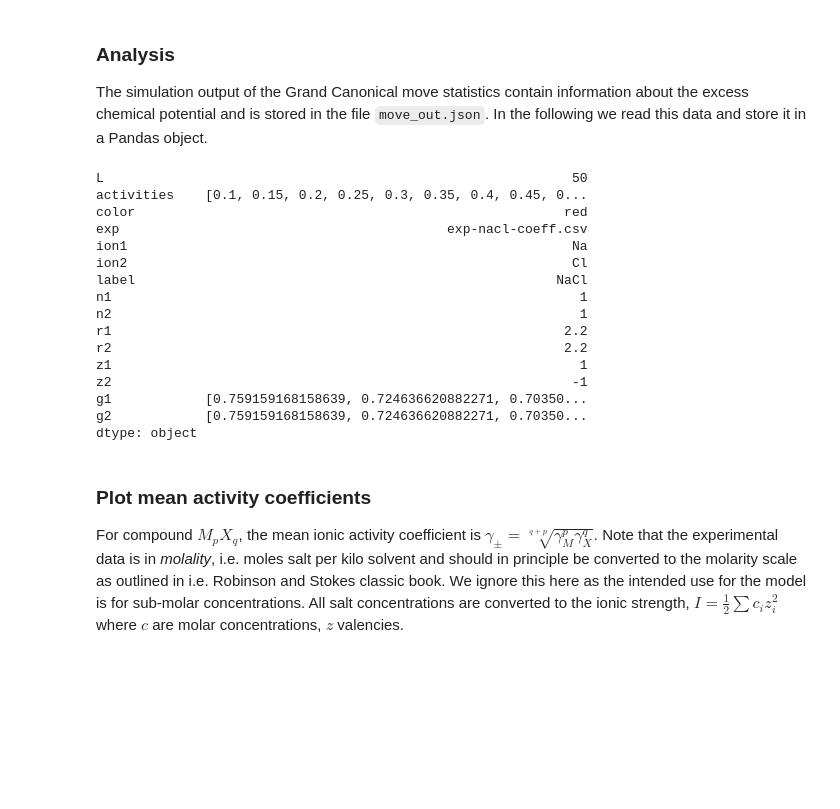
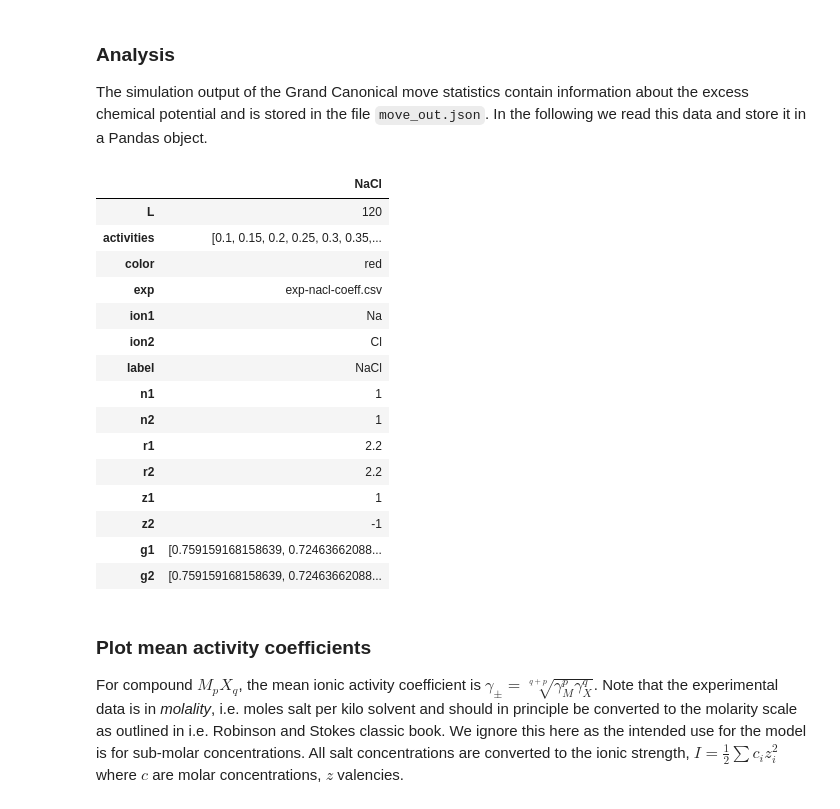
Before and after one commit to mlund/faunus-notebooks, a Jupyter notebook: activity-coefficients/excess.ipynb, the cells around one changed output. Saved outputs shown, nothing was run; the diff lists cells and outputs as text; code cells hidden in the pictures; blank space fills up the shorter version.

```diff
--- a/activity-coefficients/excess.ipynb
+++ b/activity-coefficients/excess.ipynb
@@ -153,7 +181,7 @@ for salt, d in salts.iteritems():
 
         # production run
         if production:
-            micro=50000
+            micro=10000
             mkinput()
             !../mc/excess > out 2>&1
 
@@ -169,37 +197,37 @@ The simulation output of the Grand Canonical move statistics contain information
 # %%
 %cd -q $workdir
 import json
 
 for salt, d in salts.items():
     d['g1'] = []
     d['g2'] = []
     for activity in d.activities:
         pfx=salt+'-a'+str(activity)
 
         if os.path.isdir(pfx):
             %cd -q $pfx
             r = json.load( open('move_out.json') )['moves']['moves/atomgc']['atoms']
             d['g1'].append( r[d.ion1]['gamma'] )
             d['g2'].append( r[d.ion2]['gamma'] )
             %cd -q ..
-salts.NaCl
+pd.DataFrame(salts.NaCl)
 # %% [output]
-L                                                            50
-activities    [0.1, 0.15, 0.2, 0.25, 0.3, 0.35, 0.4, 0.45, 0...
-color                                                       red
-exp                                          exp-nacl-coeff.csv
-ion1                                                         Na
-ion2                                                         Cl
-label                                                      NaCl
-n1                                                            1
-n2                                                            1
-r1                                                          2.2
-r2                                                          2.2
-z1                                                            1
-z2                                                           -1
-g1            [0.759159168158639, 0.724636620882271, 0.70350...
-g2            [0.759159168158639, 0.724636620882271, 0.70350...
-dtype: object
+|  | NaCl |
+| L | 120 |
+| activities | [0.1, 0.15, 0.2, 0.25, 0.3, 0.35,... |
+| color | red |
+| exp | exp-nacl-coeff.csv |
+| ion1 | Na |
+| ion2 | Cl |
+| label | NaCl |
+| n1 | 1 |
+| n2 | 1 |
+| r1 | 2.2 |
+| r2 | 2.2 |
+| z1 | 1 |
+| z2 | -1 |
+| g1 | [0.759159168158639, 0.72463662088... |
+| g2 | [0.759159168158639, 0.72463662088... |
 # %% [markdown]
 ### Plot mean activity coefficients
 
```
Also changed, not shown: parts of 11 cells of this notebook, 1 other file.
